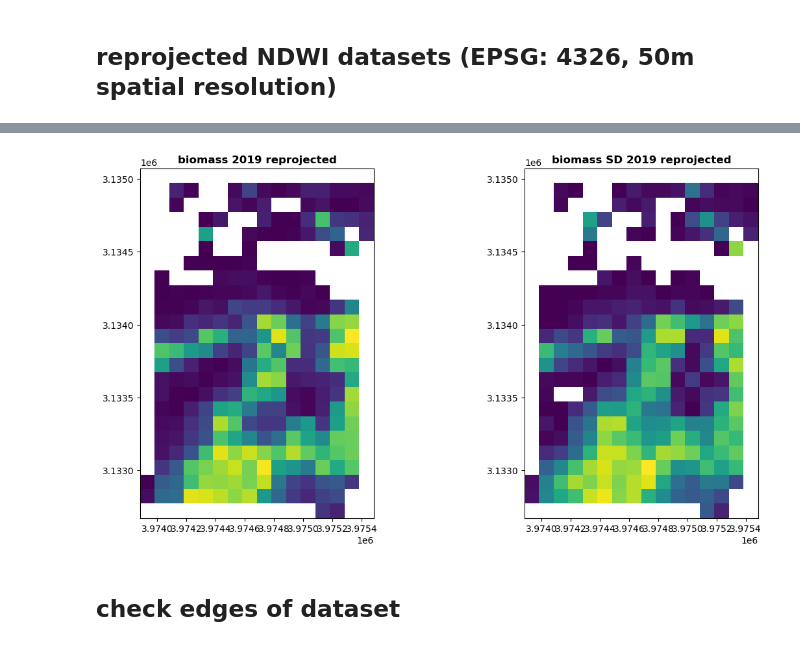
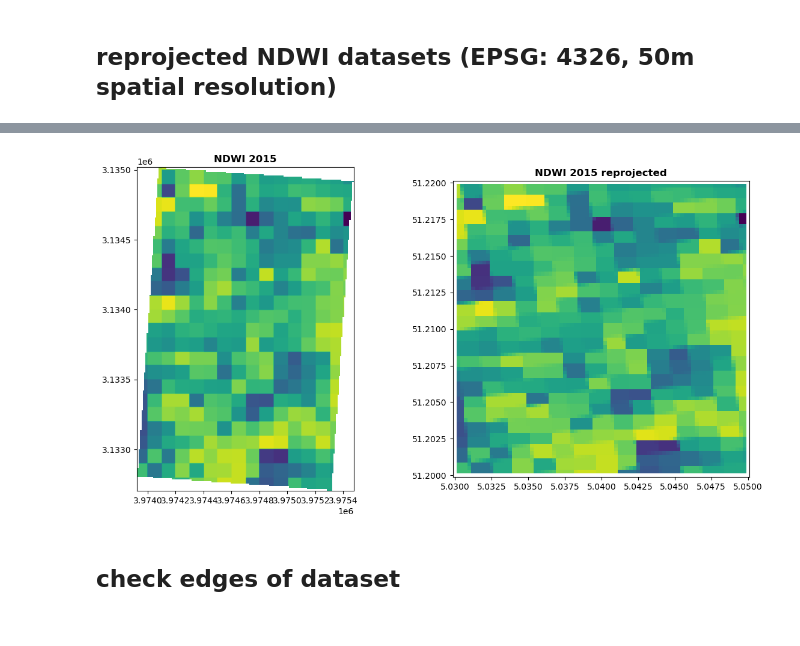
Before and after one commit to integratedmodelling/OpenEO-UDP-UDF-catalogue, a Jupyter notebook: examples/tests_Landsat_NDWI_UDP.ipynb, the cells around one changed output, grey strips where cells are left out. Saved outputs shown, nothing was run; the diff lists cells and outputs as text; code cells hidden in the pictures.

Commit message:
NCAP-1150 example for NDWI & re-check of all examples

```diff
--- a/examples/tests_Landsat_NDWI_UDP.ipynb
+++ b/examples/tests_Landsat_NDWI_UDP.ipynb
@@ -75,12 +74,12 @@ Wall time: 17.3 s
 # %%
 # visu result
-with rasterio.open("NDVI_2015_EPSG3035.tif") as src, rasterio.open("NDVI_2015_EPSG4326.tif") as src2:
+with rasterio.open("NDWI_2015_EPSG3035.tif") as src, rasterio.open("NDWI_2015_EPSG4326.tif") as src2:
     fig, (ax1, ax2) = pyplot.subplots(1, 2, figsize=(14,7))
     show(src, with_bounds=True, ax=ax1, title='NDWI 2015')
-    show(src2, with_bounds=True, ax=ax2, title='NDWI 2015 breprojected')
+    show(src2, with_bounds=True, ax=ax2, title='NDWI 2015 reprojected')
     pyplot.show()
 # %% [output]
-[figure, old version]
+[figure, new version]
 # %% [markdown]
 ## check edges of dataset
 # %%
```
Also changed, not shown: parts of 6 cells of this notebook, 7 other files.
